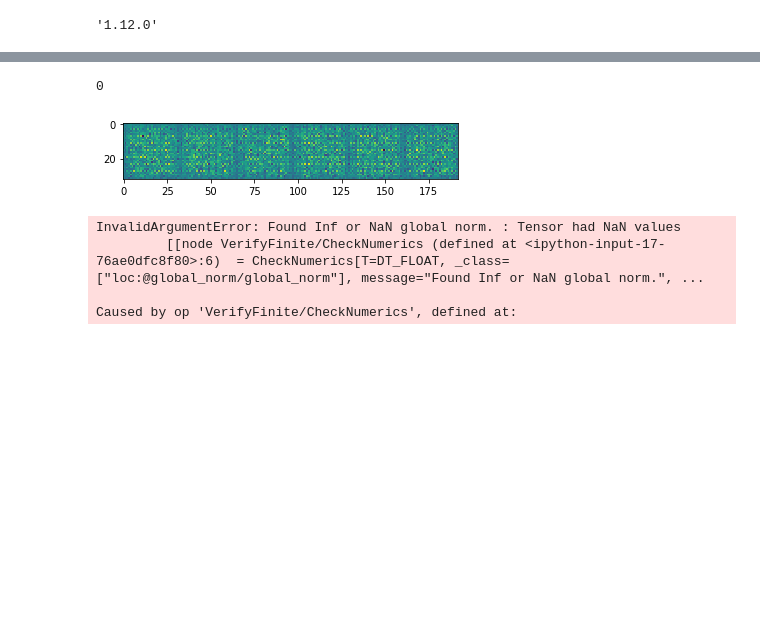
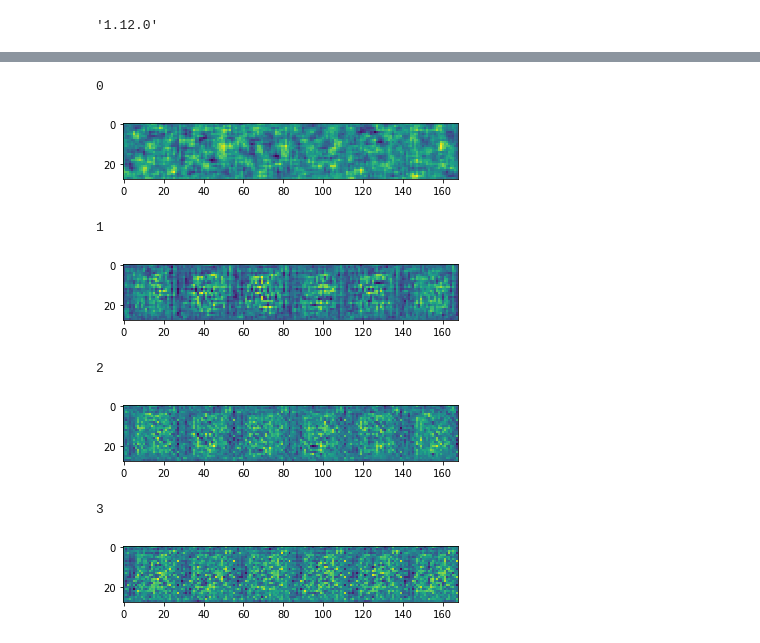
Before and after one commit to npetrenko/inpaint, a Jupyter notebook: Untitled-Copy4.ipynb, the cells around one changed output, grey strips where cells are left out. Drawn from its saved outputs; the diff is of its cells as text; code cells hidden in the pictures; blank space fills up the shorter version.

```diff
--- a/Untitled-Copy4.ipynb
+++ b/Untitled-Copy4.ipynb
@@ -148,15 +202,16 @@ def build_gan_update():
     return (decoder_upd, disc_upd)
 # %%
 decoder_upd, disc_upd = build_gan_update()
-# %%
-sess.run(tf.global_variables_initializer())
+# %%
+variable_initializer = tf.global_variables_initializer()
+sess.run(variable_initializer)
 # %%
 from matplotlib import pyplot as plt
 noise = np.random.normal(size=[6,latent_dim]).astype(np.float32)
 ggg = decoder_model(tf.constant(noise))
 
 def show_pics():
-    arr = sess.run(ggg, {learning_phase: False})
+    arr = sess.run(ggg, {dec_learning_phase: False})
     arr = np.concatenate([arr[i] for i in range(arr.shape[0])], axis=1)
     plt.imshow(arr[...,0])
     plt.show()
@@ -179,5 +221,5 @@ decoder_model.get_variables()
 # %%
-tt = sess.run(gened, {learning_phase: False})
+tt = sess.run(gened, {dec_learning_phase: False})
 from matplotlib import pyplot as plt
 
 for i in range(tt.shape[0]):
@@ -197,21 +239,29 @@ for i in range(tt.shape[0]):
 # %%
 import random
+dec_dic = {handle: train_handle, dec_learning_phase: True, disc_learning_phase: False}
+disc_dic = {handle: train_handle, dec_learning_phase: False, disc_learning_phase: True}
+
+# dec_dic = {handle: train_handle, dec_learning_phase: False, disc_learning_phase: False}
+# disc_dic = {handle: train_handle, dec_learning_phase: False, disc_learning_phase: False}
+
 for epoch in range(100000):
     if epoch % 1 == 0:
         print(epoch)
         show_pics()
 
     try:
         while True:
-            sess.run([disc_upd], {handle: train_handle, learning_phase: True})
-            if random.random() < (0.0 if epoch < 0 else 0.3):
-                sess.run([decoder_upd], {handle: train_handle, learning_phase: True})
+            sess.run([disc_upd], disc_dic)
+            if random.random() < (0.0 if epoch < -1 else 0.2):
+                sess.run([decoder_upd], dec_dic)
     except tf.errors.OutOfRangeError:
         sess.run(train_iterator.initializer)
 # %% [output]
 0
-[figure, old version]
+[figure, new version]
-InvalidArgumentError: Found Inf or NaN global norm. : Tensor had NaN values
-         [[node VerifyFinite/CheckNumerics (defined at <ipython-input-17-76ae0dfc8f80>:6)  = CheckNumerics[T=DT_FLOAT, _class=["loc:@global_norm/global_norm"], message="Found Inf or NaN global norm.", ...
-
-Caused by op 'VerifyFinite/CheckNumerics', defined at:
+1
+[figure, added]
+2
+[figure, added]
+3
+[figure, added]
```
Also changed, not shown: parts of 16 cells of this notebook.
